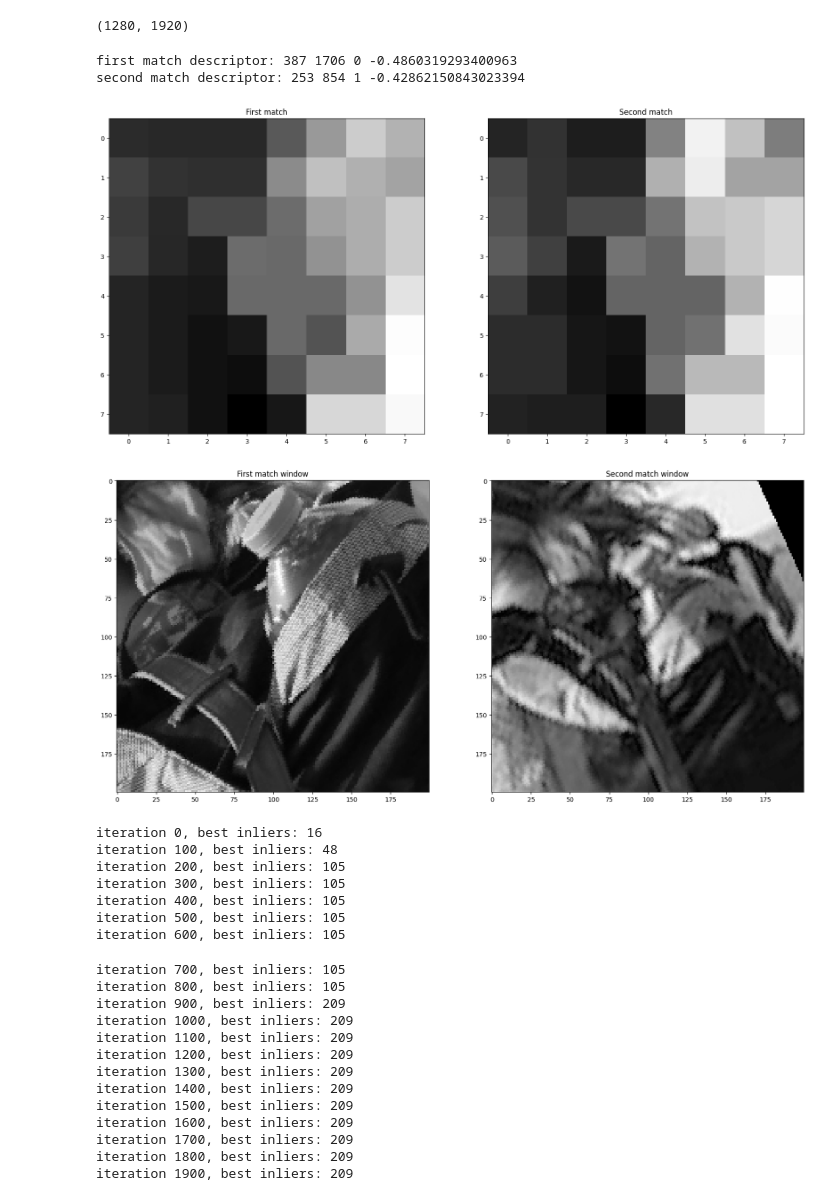
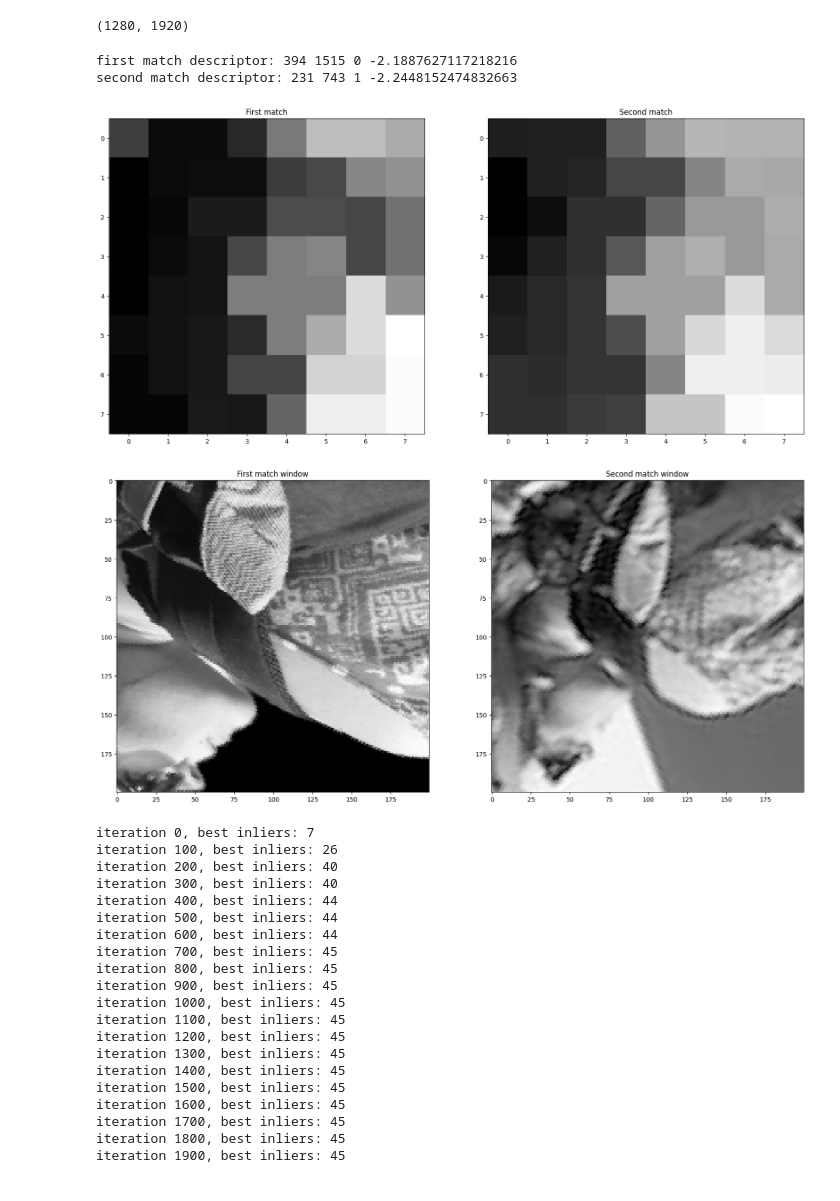
Before and after one commit to Hadartalisr/ImageProcessing, a Jupyter notebook: Ex4/ex4.ipynb, the cells around one changed output. Saved outputs shown, nothing was run; the diff lists cells and outputs as text; code cells hidden in the pictures.

```diff
--- a/Ex4/ex4.ipynb
+++ b/Ex4/ex4.ipynb
@@ -477,30 +477,30 @@ def get_best_matches(descriptors1, descriptors2, ratio_threshold):
         if best_match is not None and second_best_match is not None:
             NN_1 = euclidean_distance(d[4], best_match[4])
             NN_2 = euclidean_distance(d[4], second_best_match[4])
-            # if not NN_1 or not NN_2 or NN_2 == 0 or NN_1 / NN_2 > ratio_threshold:
-            #     continue
+            if not NN_1 or not NN_2 or NN_2 == 0 or NN_1 / NN_2 > ratio_threshold:
+                continue
             matches.append([d, best_match, NN_1])
     matches.sort(key=lambda x: x[2])
     return matches
 
-
+matches_ratio_threshold = 0.8
 matches = get_best_matches(descriptors_high, descriptors_low, matches_ratio_threshold)
 # %%
 # plot the matches for i index in the matches list and print the descriptors of the first match
-i = 103
+i = 80
 print('first match descriptor:', matches[i][0][0], matches[i][0][1], matches[i][0][2], matches[i][0][3])
 print('second match descriptor:', matches[i][1][0], matches[i][1][1], matches[i][1][2], matches[i][1][3])
 # plot the matches next to each other
 fig, axes = plt.subplots(1, 2, figsize=(20, 20))
 axes[0].imshow(matches[i][0][4], cmap='gray')
 axes[0].set_title('First match')
 axes[1].imshow(matches[i][1][4], cmap='gray')
 axes[1].set_title('Second match')
 plt.show()
 # %% [output]
-first match descriptor: 387 1706 0 -0.4860319293400963
-second match descriptor: 253 854 1 -0.42862150843023394
+first match descriptor: 394 1515 0 -2.1887627117218216
+second match descriptor: 231 743 1 -2.2448152474832663
-[figure, old version]
+[figure, new version]
 # %%
 # show windows of the first match for each corner by using the x, y, scale and theta of the first match (show the windows next to each other)
 fig, axes = plt.subplots(1, 2, figsize=(20, 20))
@@ -514,5 +514,5 @@ axes[1].imshow(window, cmap='gray')
 axes[1].set_title('Second match window')
 plt.show()
 # %% [output]
-[figure, old version]
+[figure, new version]
 # %%
@@ -573,23 +595,23 @@ def get_original_coordinates(descriptor):
 # %%
-best_H, inliers = ransac(matches, 2000, 10)
+best_H, inliers = ransac(matches_with_original_coordinates, 2000, 10)
 # %% [output]
-iteration 0, best inliers: 16
-iteration 100, best inliers: 48
-iteration 200, best inliers: 105
-iteration 300, best inliers: 105
-iteration 400, best inliers: 105
-iteration 500, best inliers: 105
-iteration 600, best inliers: 105
+iteration 0, best inliers: 7
+iteration 100, best inliers: 26
+iteration 200, best inliers: 40
+iteration 300, best inliers: 40
+iteration 400, best inliers: 44
+iteration 500, best inliers: 44
+iteration 600, best inliers: 44
+iteration 700, best inliers: 45
+iteration 800, best inliers: 45
+iteration 900, best inliers: 45
+iteration 1000, best inliers: 45
+iteration 1100, best inliers: 45
+iteration 1200, best inliers: 45
+iteration 1300, best inliers: 45
+iteration 1400, best inliers: 45
+iteration 1500, best inliers: 45
+iteration 1600, best inliers: 45
+iteration 1700, best inliers: 45
+iteration 1800, best inliers: 45
+iteration 1900, best inliers: 45
-iteration 700, best inliers: 105
-iteration 800, best inliers: 105
-iteration 900, best inliers: 209
-iteration 1000, best inliers: 209
-iteration 1100, best inliers: 209
-iteration 1200, best inliers: 209
-iteration 1300, best inliers: 209
-iteration 1400, best inliers: 209
-iteration 1500, best inliers: 209
-iteration 1600, best inliers: 209
-iteration 1700, best inliers: 209
-iteration 1800, best inliers: 209
-iteration 1900, best inliers: 209
```
Also changed, not shown: parts of 19 cells of this notebook, 3 other files.
